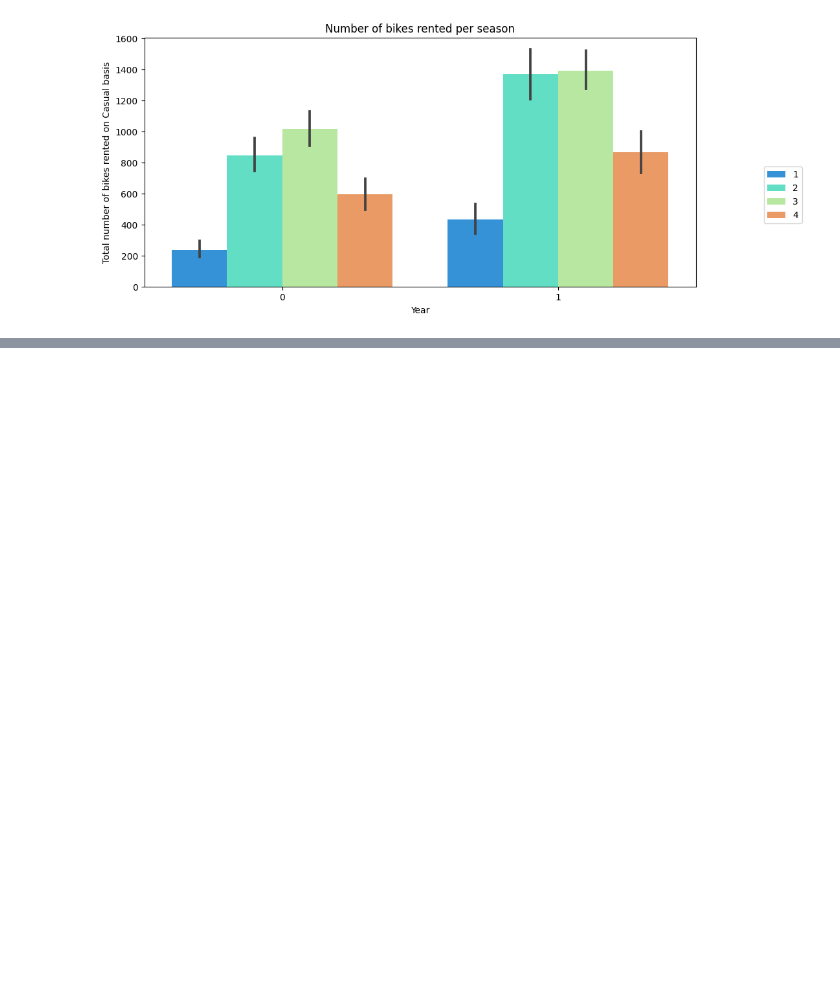
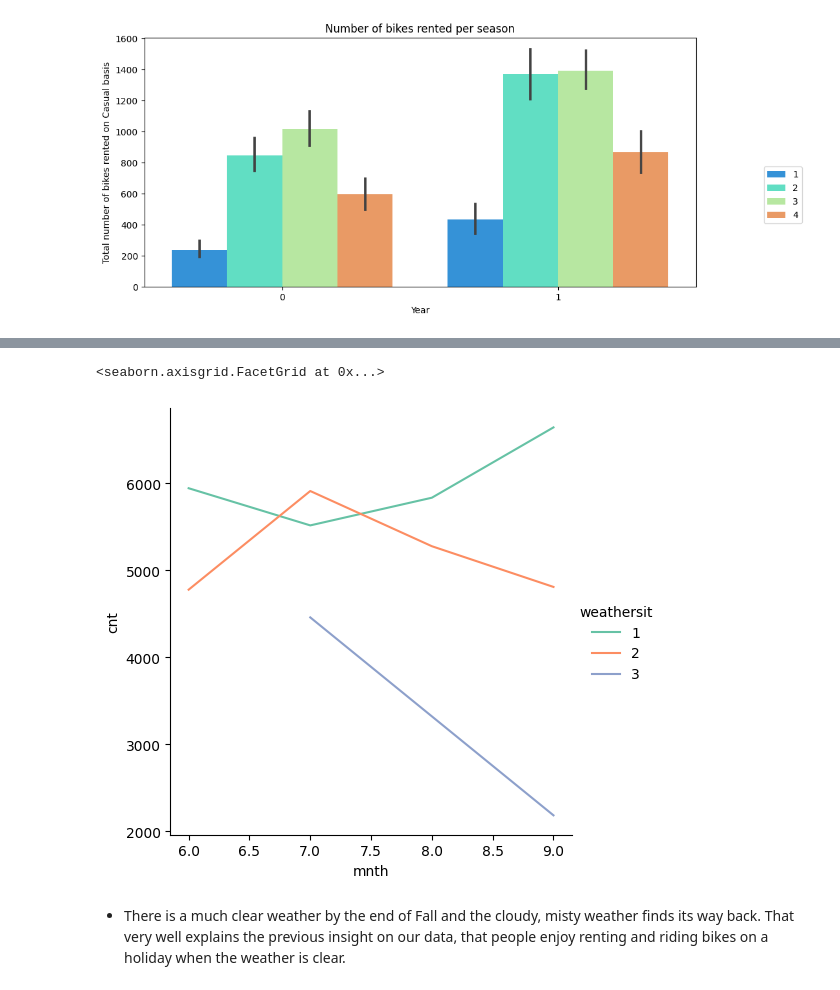
Before and after one commit to hiracse091/STAT_Final_project, a Jupyter notebook: data_prep.ipynb, the cells around one changed output, grey strips where cells are left out. Saved outputs shown, nothing was run; the diff lists cells and outputs as text; code cells hidden in the pictures; blank space fills up the shorter version.

```diff
--- a/data_prep.ipynb
+++ b/data_prep.ipynb
@@ -102,0 +147,7 @@ Text(0.5, 1.0, 'Number of bikes rented per season')
+# %%
+sns.relplot(x='mnth',y='cnt',hue='weathersit',data=df_season_fall, errorbar=None, palette='Set2',kind="line")
+# %% [output]
+<seaborn.axisgrid.FacetGrid at 0x...>
+[figure, added]
+# %% [markdown]
+- There is a much clear weather by the end of Fall and the cloudy, misty weather finds its way back. That very well explains the previous insight on our data, that people enjoy renting and riding bikes on a holiday when the weather is clear.
```
Also changed, not shown: parts of 7 cells of this notebook.
